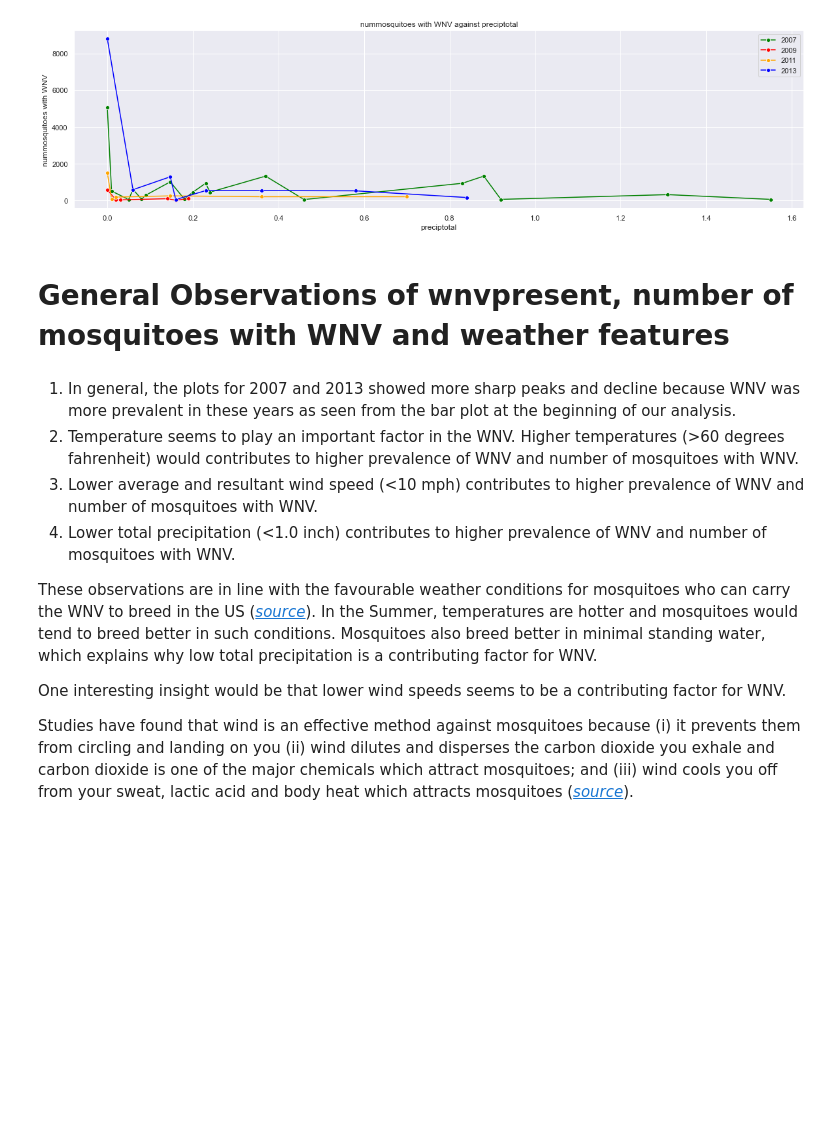
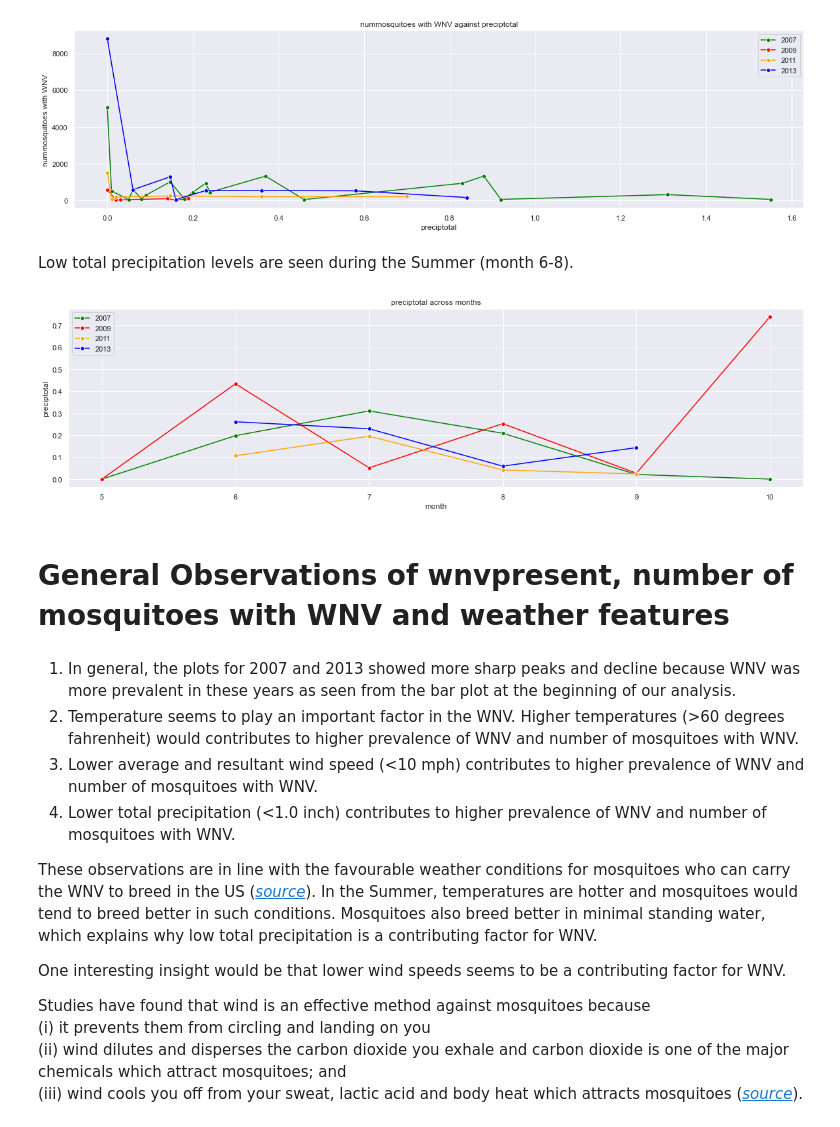
Before and after one commit to Jake-Sudoku/GA-Project-04, a Jupyter notebook: 03-Project04/Proj 4 Test/Project 4 EDA for weather + train dataset.ipynb, the cells around one changed output. Drawn from its saved outputs; the diff is of its cells as text; code cells hidden in the pictures; blank space fills up the shorter version.

```diff
--- a/03-Project04/Proj 4 Test/Project 4 EDA for weather + train dataset.ipynb
+++ b/03-Project04/Proj 4 Test/Project 4 EDA for weather + train dataset.ipynb
@@ -289,6 +314,12 @@ line_plot('preciptotal')
 line_plot_2('preciptotal')
 # %% [output]
 [figure]
+# %% [markdown]
+Low total precipitation levels are seen during the Summer (month 6-8).
+# %%
+line_plot_3('preciptotal')
+# %% [output]
+[figure, added]
 # %% [markdown]
 # General Observations of wnvpresent, number of mosquitoes with WNV and weather features
 # %% [markdown]
@@ -301,7 +332,7 @@ These observations are in line with the favourable weather conditions for mosqui
 
 One interesting insight would be that lower wind speeds seems to be a contributing factor for WNV.
 
-Studies have found that wind is an effective method against mosquitoes because
-(i) it prevents them from circling and landing on you
-(ii) wind dilutes and disperses the carbon dioxide you exhale and carbon dioxide is one of the major chemicals which attract mosquitoes; and
+Studies have found that wind is an effective method against mosquitoes because<br>
+(i) it prevents them from circling and landing on you<br>
+(ii) wind dilutes and disperses the carbon dioxide you exhale and carbon dioxide is one of the major chemicals which attract mosquitoes; and<br>
 (iii) wind cools you off from your sweat, lactic acid and body heat which attracts mosquitoes ([*source*](https://www.nytimes.com/2010/07/13/health/13real.html)).
```
Also changed, not shown: parts of 6 cells of this notebook.
